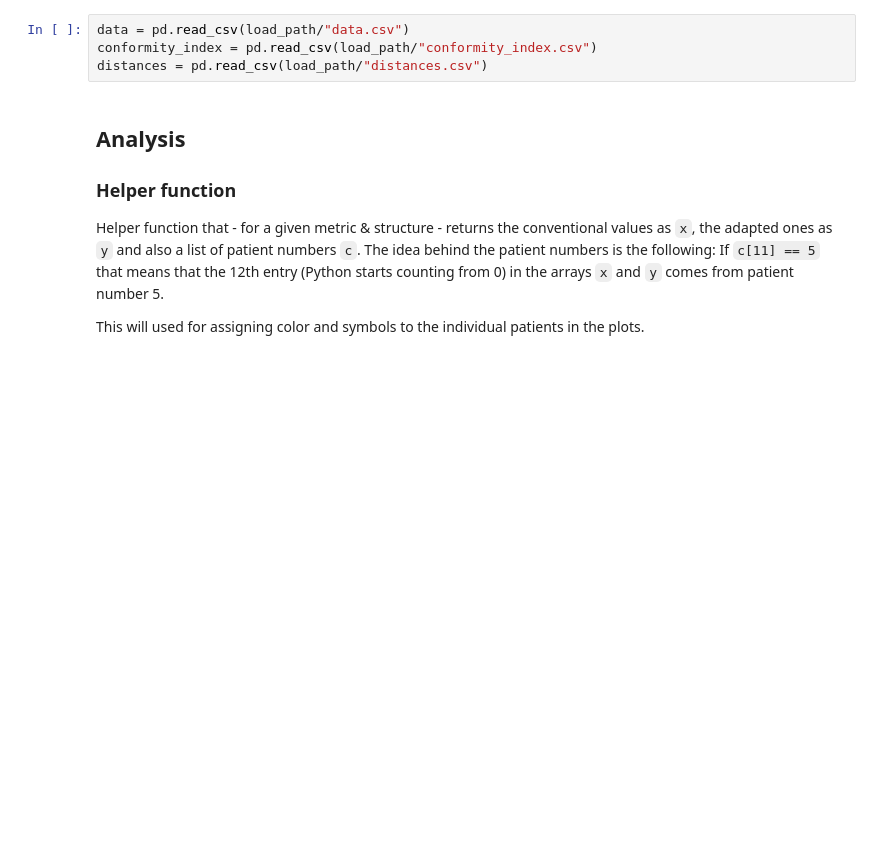
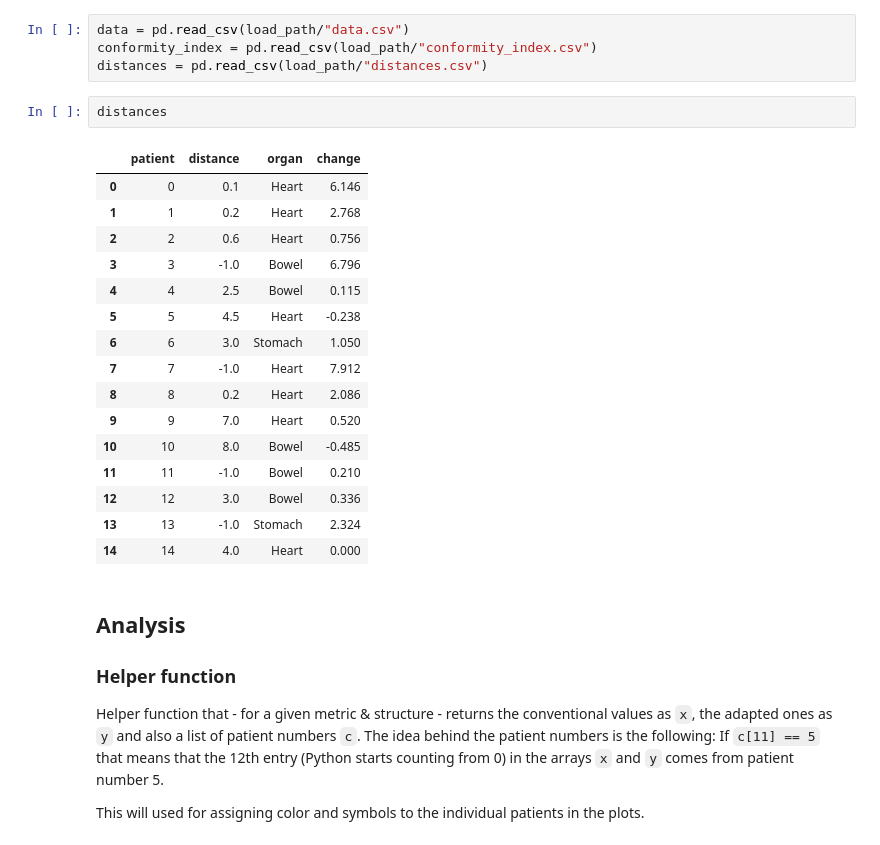
Before and after one commit to rmnldwg/liver-smart, a Jupyter notebook: analysis_public.ipynb, the cells around one changed output. Saved outputs shown, nothing was run; the diff lists cells and outputs as text; blank space fills up the shorter version.

```diff
--- a/analysis_public.ipynb
+++ b/analysis_public.ipynb
@@ -50,6 +50,25 @@ Tables of metrics for various structures of both conventional and adaptive fract
 data = pd.read_csv(load_path/"data.csv")
 conformity_index = pd.read_csv(load_path/"conformity_index.csv")
 distances = pd.read_csv(load_path/"distances.csv")
+# %%
+distances
+# %% [output]
+|  | patient | distance | organ | change |
+| 0 | 0 | 0.1 | Heart | 6.146 |
+| 1 | 1 | 0.2 | Heart | 2.768 |
+| 2 | 2 | 0.6 | Heart | 0.756 |
+| 3 | 3 | -1.0 | Bowel | 6.796 |
+| 4 | 4 | 2.5 | Bowel | 0.115 |
+| 5 | 5 | 4.5 | Heart | -0.238 |
+| 6 | 6 | 3.0 | Stomach | 1.050 |
+| 7 | 7 | -1.0 | Heart | 7.912 |
+| 8 | 8 | 0.2 | Heart | 2.086 |
+| 9 | 9 | 7.0 | Heart | 0.520 |
+| 10 | 10 | 8.0 | Bowel | -0.485 |
+| 11 | 11 | -1.0 | Bowel | 0.210 |
+| 12 | 12 | 3.0 | Bowel | 0.336 |
+| 13 | 13 | -1.0 | Stomach | 2.324 |
+| 14 | 14 | 4.0 | Heart | 0.000 |
 # %% [markdown]
 ## Analysis
 
```
Also changed, not shown: parts of 2 cells of this notebook, 4 other files.
